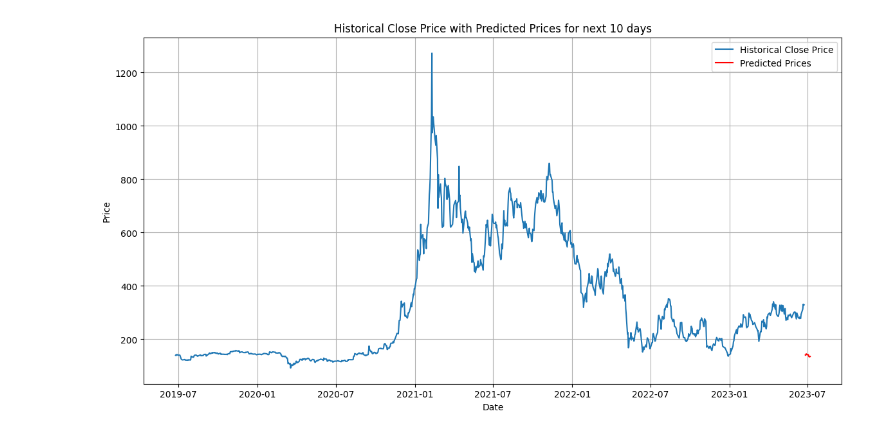
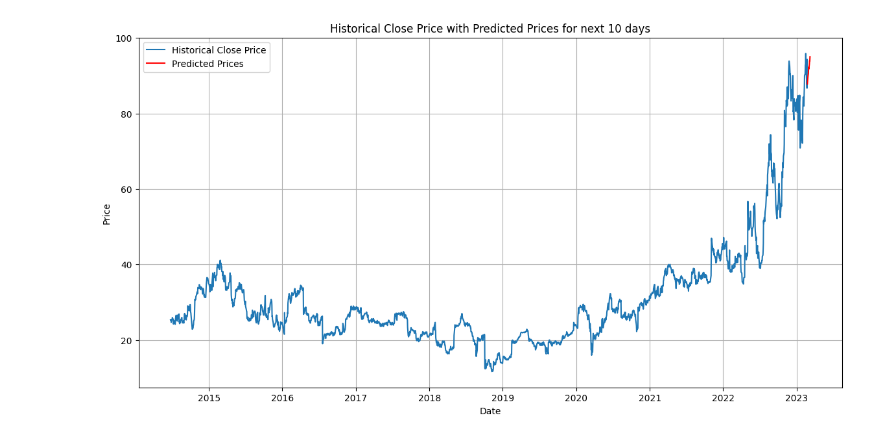
Before and after one commit to Sara-Ho99/stock-prediction, a Jupyter notebook: LSTM_for_future_multi_step.ipynb, the cells around one changed output. Saved outputs shown, nothing was run; the diff lists cells and outputs as text; code cells hidden in the pictures.

Commit message:
date sorted

```diff
--- a/LSTM_for_future_multi_step.ipynb
+++ b/LSTM_for_future_multi_step.ipynb
@@ -8,7 +8,7 @@ from tensorflow.keras.layers import LSTM, Dense, Dropout
 import matplotlib.pyplot as plt
 
 # 1. Import data
-file_path = './data/Microstrategy.csv'
+file_path = './data/SMCI.csv'
 data = pd.read_csv(file_path)
 
 # Data Cleaning
@@ -17,7 +17,8 @@ for column in columns_to_convert:
     data[column] = data[column].str.replace('$', '').str.replace(',', '').astype(float)
 
 data['Date'] = pd.to_datetime(data['Date'])
-train_set = data[(data['Date'] >= '2014-06-24') & (data['Date'] < '2023-06-24')].copy()
+data = data.sort_values(by='Date', ascending=True)
+train_set = data[(data['Date'] >= '2014-06-24') & (data['Date'] < '2023-02-24')].copy()
 
 # 2. Setup Variables
 time_steps = 90
@@ -118 +118 @@ Day 10 (2023-07-07 00:00:00): 135.41769409179688
-[figure, old version]
+[figure, new version]
```
Also changed, not shown: parts of 3 cells of this notebook, 1 other file.
